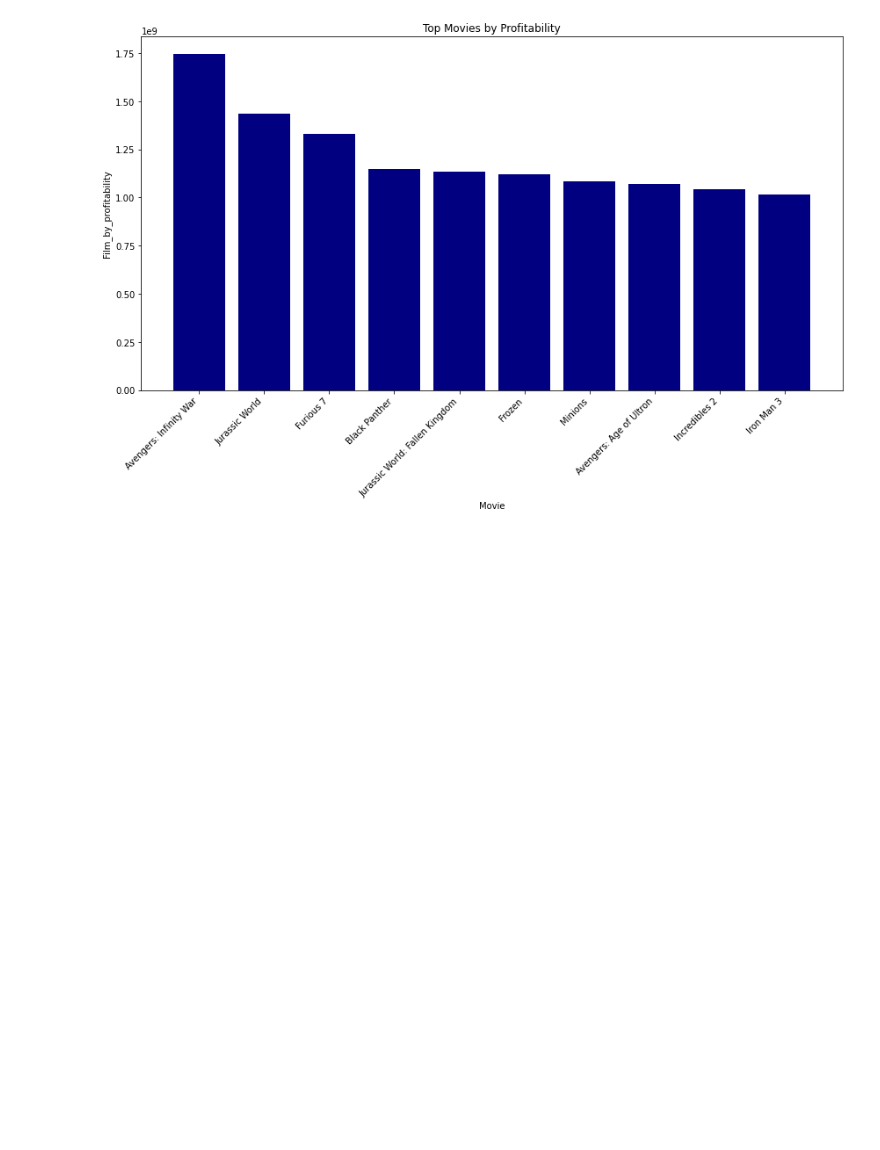
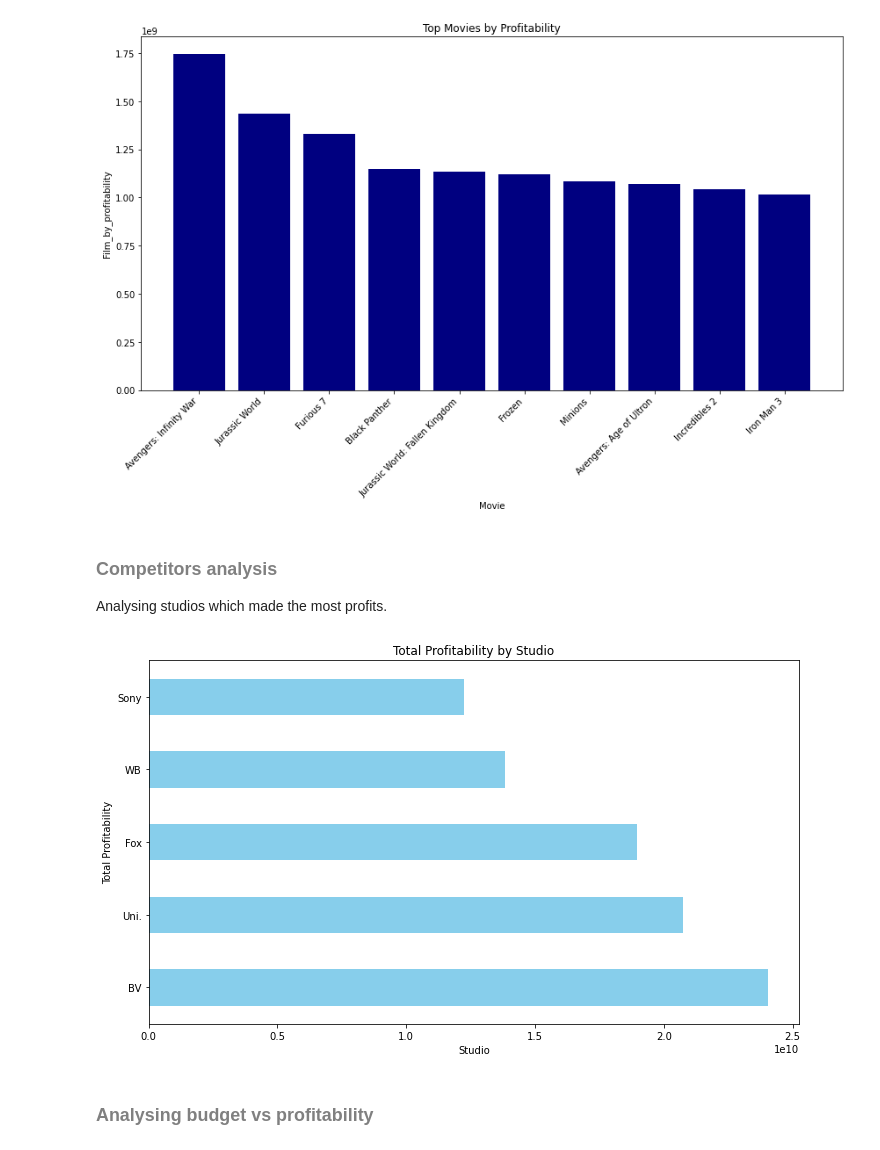
Before and after one commit to ruth-kitasi/Microsoft-movie-studio-project, a Jupyter notebook: index.ipynb, the cells around one changed output. Drawn from its saved outputs; the diff is of its cells as text; code cells hidden in the pictures; blank space fills up the shorter version.

Commit message:
vizualizing

```diff
--- a/index.ipynb
+++ b/index.ipynb
@@ -427,3 +410,37 @@ plt.tight_layout()
 plt.show()
 # %% [output]
 [figure]
+# %% [markdown]
+### <font color=gray>Competitors analysis</font>
+Analysing studios which made the most profits.
+# %%
+#creating a dataset with studio and film
+most_profitable_studio = profitable_film_table[["Studio","Film_by_profitability"]]
+most_profitable_studio.head()
+# %%
+#analysing studio that made the most profit.
+profits_by_studio= most_profitable_studio.groupby('Studio')['Film_by_profitability'].sum()
+
+
+# Sort the studios by profitability in descending order
+profits_by_studio= profits_by_studio.sort_values(ascending=False)
+
+profits_by_studio.head()
+# %%
+#vizualizing the output studio output
+
+subset_studio = profits_by_studio.head(5)
+# Create a bar plot
+plt.figure(figsize=(10, 6))
+subset_studio.plot(kind='barh', color='skyblue')
+plt.xlabel('Studio')
+plt.ylabel('Total Profitability')
+plt.title('Total Profitability by Studio')
+plt.tight_layout()
+
+# Show plot
+plt.show()
+# %% [output]
+[figure, added]
+# %% [markdown]
+### <font color=gray>Analysing budget vs profitability</font>
```
Also changed, not shown: parts of 28 cells of this notebook.
